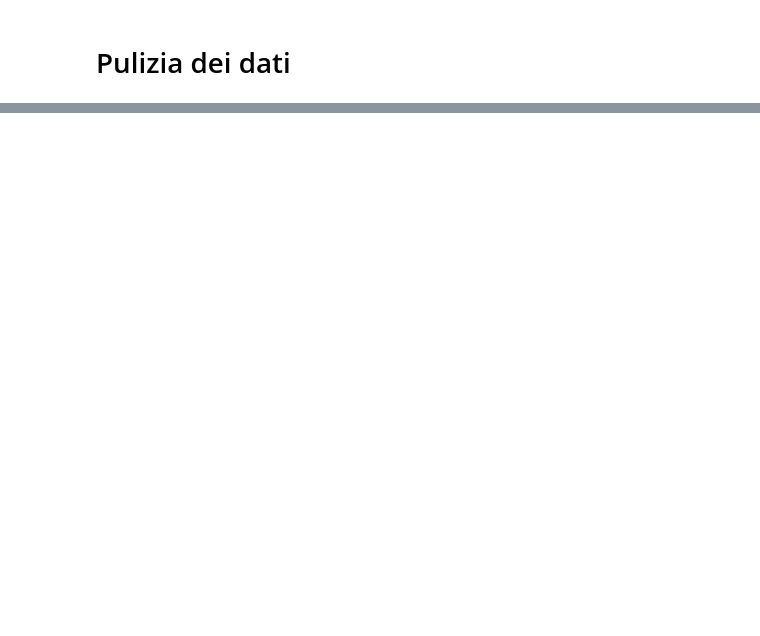
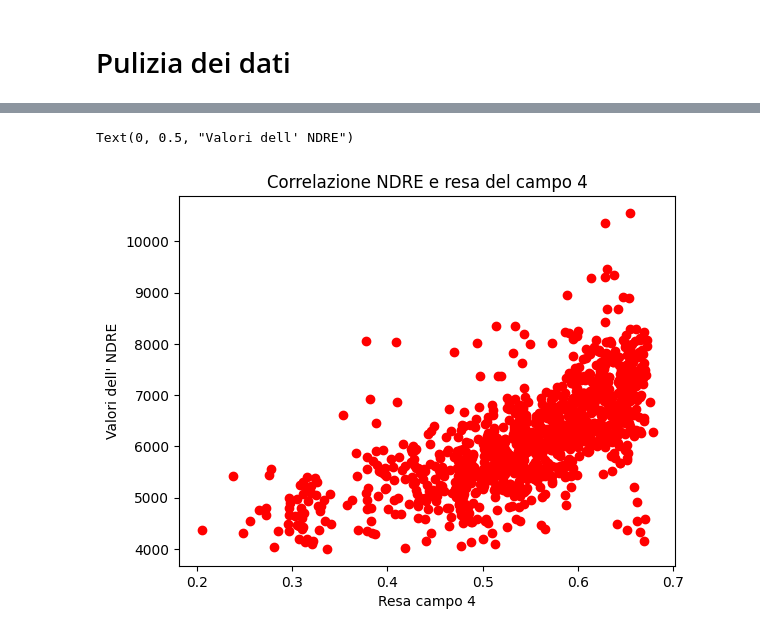
Before and after one commit to Simone-Scalella/BigDataProject, a Jupyter notebook: correlazione_resa_indici.ipynb, the cells around one changed output, grey strips where cells are left out. Saved outputs shown, nothing was run; the diff lists cells and outputs as text; code cells hidden in the pictures; blank space fills up the shorter version.

```diff
--- a/correlazione_resa_indici.ipynb
+++ b/correlazione_resa_indici.ipynb
@@ -47,0 +86,8 @@ newResa6 = newResa6[(newResa6<=11000) & (newResa6 >= 4000)]
+# %%
+plt.scatter(allPixelNDREPoly_4[:,80],newResa4,c='red')
+plt.title("Correlazione NDRE e resa del campo 4")
+plt.xlabel("Resa campo 4")
+plt.ylabel("Valori dell' NDRE")
+# %% [output]
+Text(0, 0.5, "Valori dell' NDRE")
+[figure, added]
```
Also changed, not shown: parts of 7 cells of this notebook.
